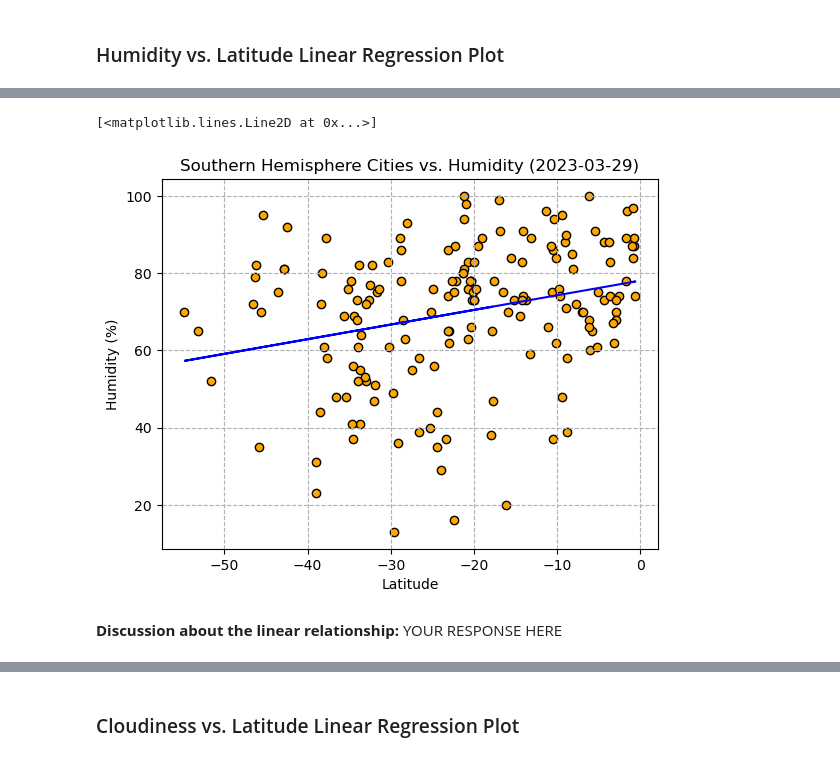
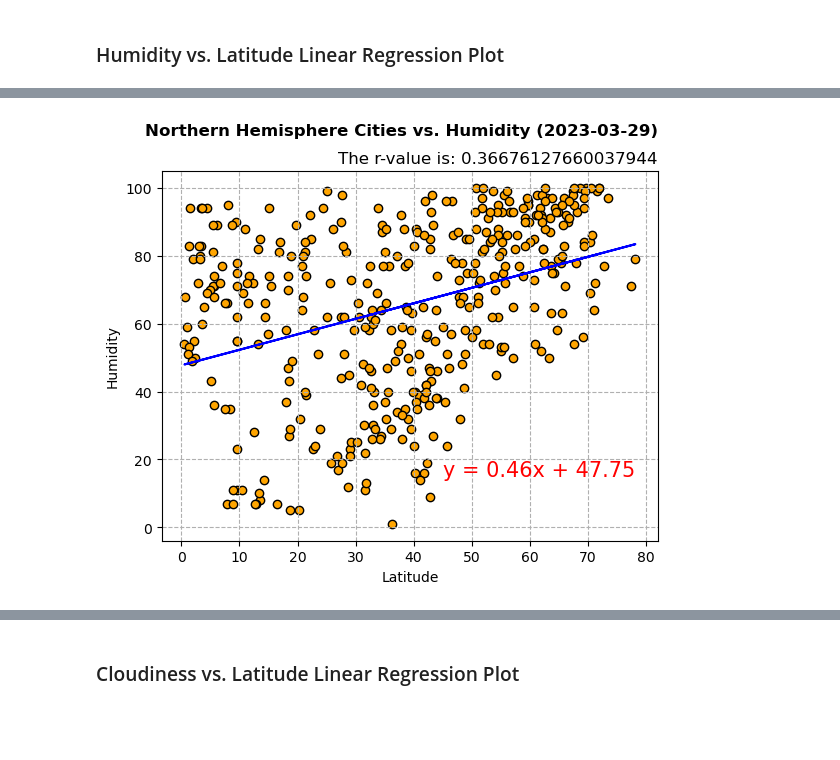
Before and after one commit to anthonybpino/python-api-challenge, a Jupyter notebook: weatherpy/weatherpy.ipynb, the cells around one changed output, grey strips where cells are left out. Drawn from its saved outputs; the diff is of its cells as text; code cells hidden in the pictures; blank space fills up the shorter version.

```diff
--- a/weatherpy/weatherpy.ipynb
+++ b/weatherpy/weatherpy.ipynb
@@ -314,15 +295,5 @@ plt.plot(northern_hemi_df["Lat"], fit, color="blue")
-# %%
-# Southern Hemisphere
-plt.scatter(southern_hemi_df["Lat"], southern_hemi_df["Humidity"], color="orange", edgecolors="black")
-plt.title("Southern Hemisphere Cities vs. Humidity (2023-03-29)")
-plt.xlabel("Latitude")
-plt.ylabel("Humidity (%)")
-plt.grid(linestyle="--")
-
-fit = lin_regress(southern_hemi_df["Lat"], southern_hemi_df["Humidity"])
-plt.plot(southern_hemi_df["Lat"], fit, color="blue")
-# %% [output]
-[<matplotlib.lines.Line2D at 0x...>]
-[figure, removed]
-# %% [markdown]
-**Discussion about the linear relationship:** YOUR RESPONSE HERE
+# %%
+# Northern Hemisphere
+lin_regress(northern_hemi_df["Lat"], northern_hemi_df["Humidity"], "Northern", "Humidity", (45, 15), "orange", "blue")
+# %% [output]
+[figure, added]
```
Also changed, not shown: parts of 22 cells of this notebook.
